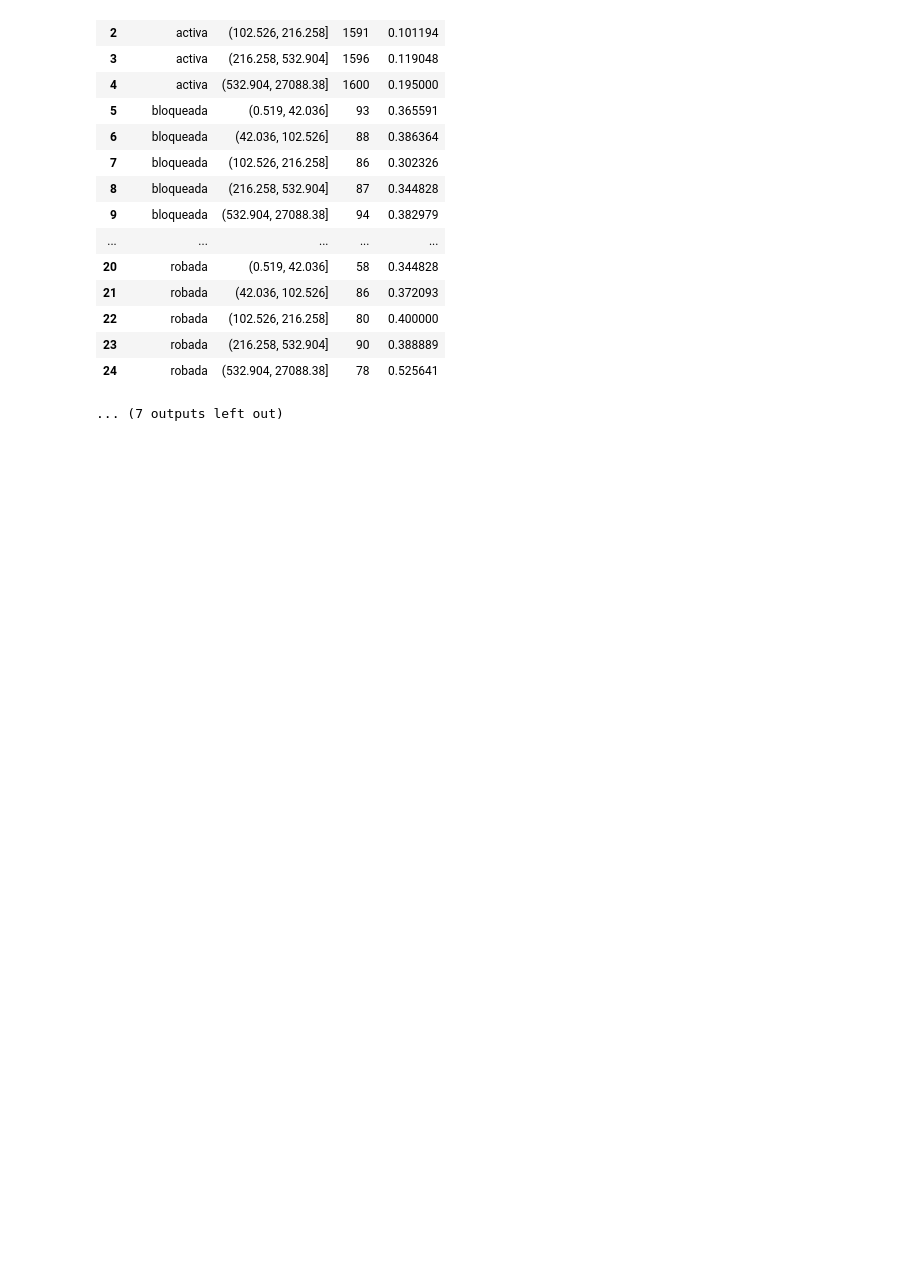
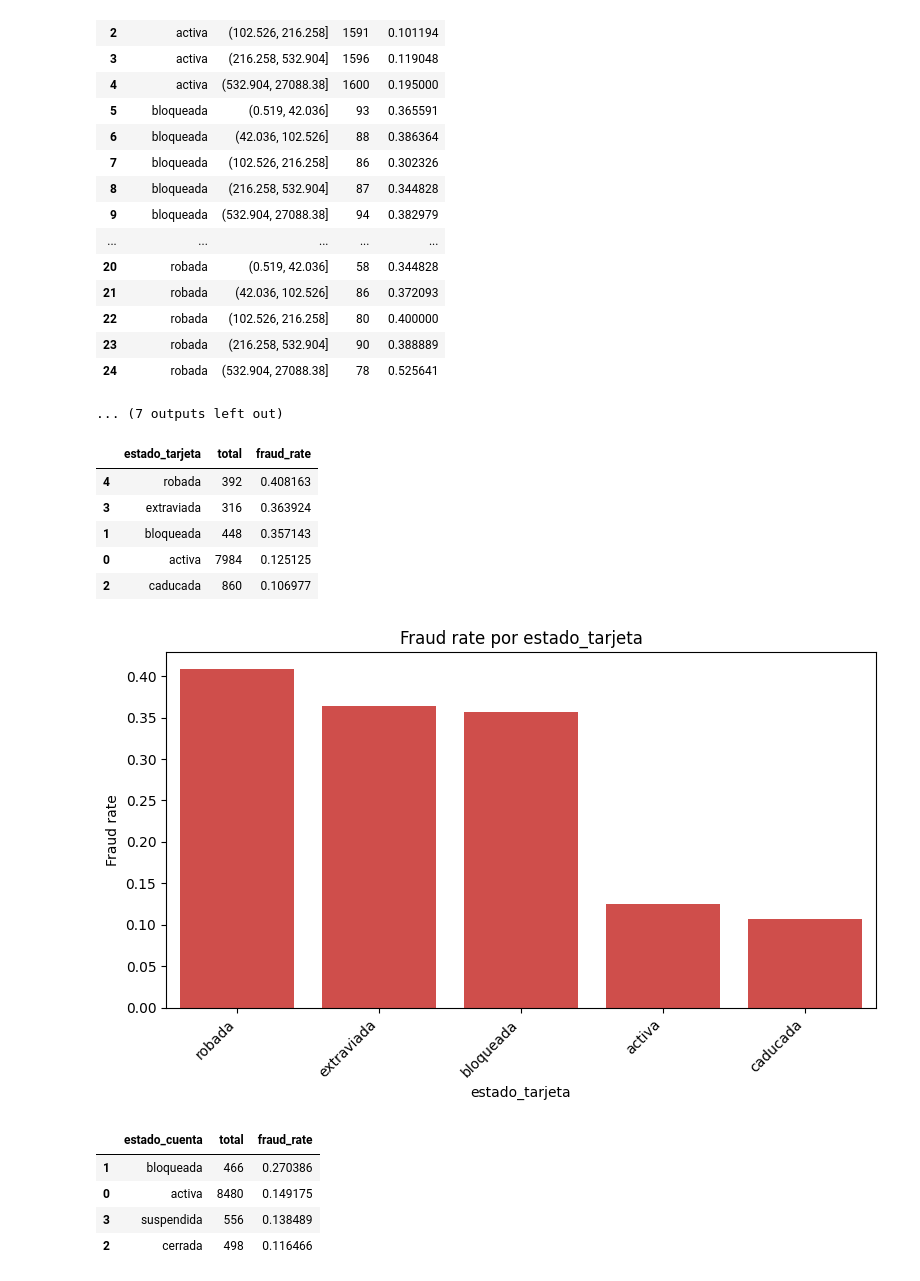
Before and after one commit to CPasData/NovaPay_ML, a Jupyter notebook: Notebooks/EDA.ipynb, the cells around one changed output. Saved outputs shown, nothing was run; the diff lists cells and outputs as text; code cells hidden in the pictures; blank space fills up the shorter version.

```diff
--- a/Notebooks/EDA.ipynb
+++ b/Notebooks/EDA.ipynb
@@ -1376,3 +1376,36 @@ resumen_y_heatmap(
 | 23 | robada | (216.258, 532.904] | 90 | 0.388889 |
 | 24 | robada | (532.904, 27088.38] | 78 | 0.525641 |
 ... (7 outputs left out)
+# %%
+# Estado tarjeta - cuenta
+for col in ['estado_tarjeta', 'estado_cuenta']:
+    resumen = (
+        df.groupby(col)['IS_FRAUD']
+        .agg(total='size', fraud_rate='mean')
+        .reset_index()
+        .sort_values('fraud_rate', ascending=False)
+    )
+
+    display(resumen)
+
+    plt.figure(figsize=(8, 5))
+    sns.barplot(data=resumen, x=col, y='fraud_rate', color='#E53935')
+    plt.title(f'Fraud rate por {col}')
+    plt.xlabel(col)
+    plt.ylabel('Fraud rate')
+    plt.xticks(rotation=45, ha='right')
+    plt.tight_layout()
+    plt.show()
+# %% [output]
+|  | estado_tarjeta | total | fraud_rate |
+| 4 | robada | 392 | 0.408163 |
+| 3 | extraviada | 316 | 0.363924 |
+| 1 | bloqueada | 448 | 0.357143 |
+| 0 | activa | 7984 | 0.125125 |
+| 2 | caducada | 860 | 0.106977 |
+[figure, added]
+|  | estado_cuenta | total | fraud_rate |
+| 1 | bloqueada | 466 | 0.270386 |
+| 0 | activa | 8480 | 0.149175 |
+| 3 | suspendida | 556 | 0.138489 |
+| 2 | cerrada | 498 | 0.116466 |
```
Also changed, not shown: parts of 7 cells of this notebook, 1 other file.
